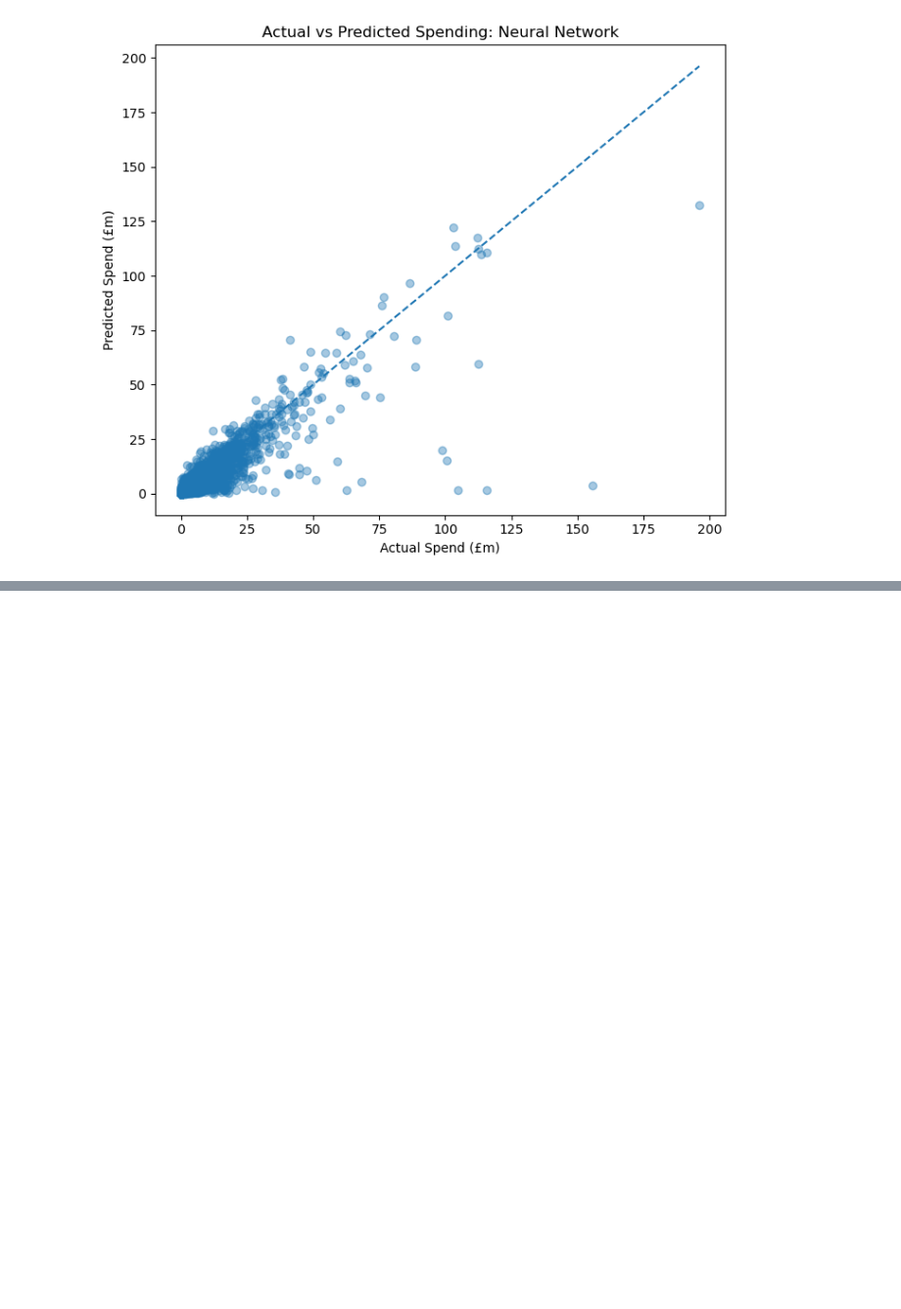
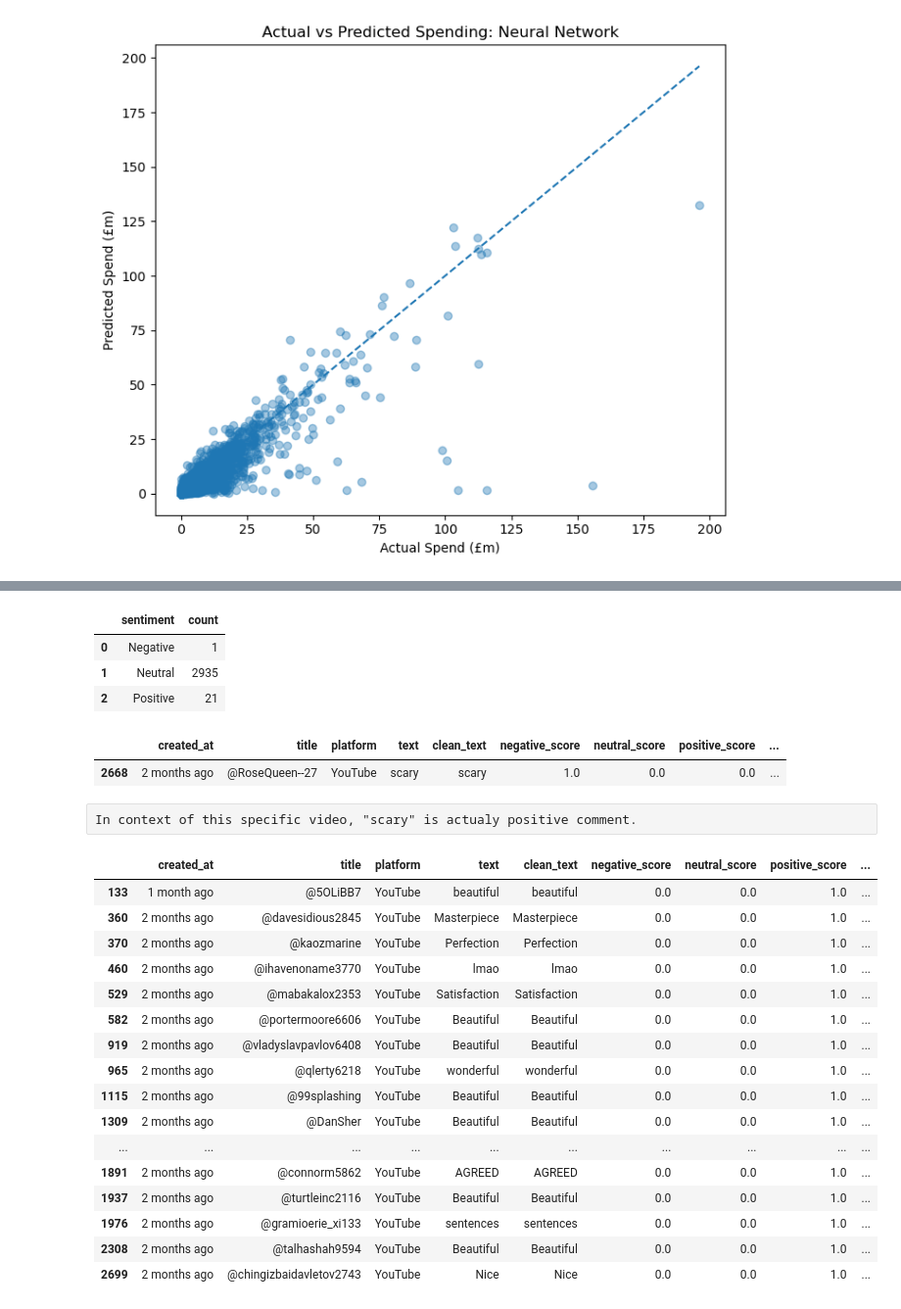
Before and after one commit to VSHellkite/ML_CA_2_2021417, a Jupyter notebook: ML_CA2_2021417.ipynb, the cells around one changed output, grey strips where cells are left out. Shown at 98% size. Cells and saved outputs as stored; diff of their text form; code cells hidden in the pictures; blank space fills up the shorter version.

```diff
--- a/ML_CA2_2021417.ipynb
+++ b/ML_CA2_2021417.ipynb
@@ -1593,0 +1670,3 @@ plot_actual_vs_predicted(
+# %%
+comments_df["text"] = comments_df["text"].astype(str)
+print("Number of usable observations:", len(comments_df))
@@ -1593,0 +1697,38 @@ plot_actual_vs_predicted(
+# %%
+sentiment_analyser = SentimentIntensityAnalyzer()
+# %%
+def calculate_sentiment(text, analyser):
+    scores = analyser.polarity_scores(text)
+
+    compound_score = scores["compound"]
+
+    if compound_score >= 0.05:
+        sentiment_label = "Positive"
+    elif compound_score <= -0.05:
+        sentiment_label = "Negative"
+    else:
+        sentiment_label = "Neutral"
+
+    return pd.Series(
+        {
+            "negative_score": scores["neg"],
+            "neutral_score": scores["neu"],
+            "positive_score": scores["pos"],
+            "compound_score": compound_score,
+            "sentiment": sentiment_label
+        }
+    )
+# %%
+sentiment_scores = comments_df["clean_text"].apply(
+    lambda text: calculate_sentiment(
+        text,
+        sentiment_analyser
+    )
+)
+
+comments_df = pd.concat(
+    [comments_df, sentiment_scores],
+    axis=1
+)
+
+comments_df.head()
@@ -1593,0 +1771,34 @@ plot_actual_vs_predicted(
+# %%
+comments_df.groupby("sentiment").size().reset_index(name="count")
+# %% [output]
+|  | sentiment | count |
+| 0 | Negative | 1 |
+| 1 | Neutral | 2935 |
+| 2 | Positive | 21 |
+# %%
+comments_df[comments_df["sentiment"] == "Negative"]
+# %% [output]
+|  | created_at | title | platform | text | clean_text | negative_score | neutral_score | positive_score | ... |
+| 2668 | 2 months ago | @RoseQueen--27 | YouTube | scary | scary | 1.0 | 0.0 | 0.0 | ... |
+# %% [raw]
+In context of this specific video, "scary" is actualy positive comment.
+# %%
+comments_df[comments_df["sentiment"] == "Positive"]
+# %% [output]
+|  | created_at | title | platform | text | clean_text | negative_score | neutral_score | positive_score | ... |
+| 133 | 1 month ago | @5OLiBB7 | YouTube | beautiful | beautiful | 0.0 | 0.0 | 1.0 | ... |
+| 360 | 2 months ago | @davesidious2845 | YouTube | Masterpiece | Masterpiece | 0.0 | 0.0 | 1.0 | ... |
+| 370 | 2 months ago | @kaozmarine | YouTube | Perfection | Perfection | 0.0 | 0.0 | 1.0 | ... |
+| 460 | 2 months ago | @ihavenoname3770 | YouTube | lmao | lmao | 0.0 | 0.0 | 1.0 | ... |
+| 529 | 2 months ago | @mabakalox2353 | YouTube | Satisfaction | Satisfaction | 0.0 | 0.0 | 1.0 | ... |
+| 582 | 2 months ago | @portermoore6606 | YouTube | Beautiful | Beautiful | 0.0 | 0.0 | 1.0 | ... |
+| 919 | 2 months ago | @vladyslavpavlov6408 | YouTube | Beautiful | Beautiful | 0.0 | 0.0 | 1.0 | ... |
+| 965 | 2 months ago | @qlerty6218 | YouTube | wonderful | wonderful | 0.0 | 0.0 | 1.0 | ... |
+| 1115 | 2 months ago | @99splashing | YouTube | Beautiful | Beautiful | 0.0 | 0.0 | 1.0 | ... |
+| 1309 | 2 months ago | @DanSher | YouTube | Beautiful | Beautiful | 0.0 | 0.0 | 1.0 | ... |
+| ... | ... | ... | ... | ... | ... | ... | ... | ... | ... |
+| 1891 | 2 months ago | @connorm5862 | YouTube | AGREED | AGREED | 0.0 | 0.0 | 1.0 | ... |
+| 1937 | 2 months ago | @turtleinc2116 | YouTube | Beautiful | Beautiful | 0.0 | 0.0 | 1.0 | ... |
+| 1976 | 2 months ago | @gramioerie_xi133 | YouTube | sentences | sentences | 0.0 | 0.0 | 1.0 | ... |
+| 2308 | 2 months ago | @talhashah9594 | YouTube | Beautiful | Beautiful | 0.0 | 0.0 | 1.0 | ... |
+| 2699 | 2 months ago | @chingizbaidavletov2743 | YouTube | Nice | Nice | 0.0 | 0.0 | 1.0 | ... |
```
Also changed, not shown: parts of 27 cells of this notebook.
